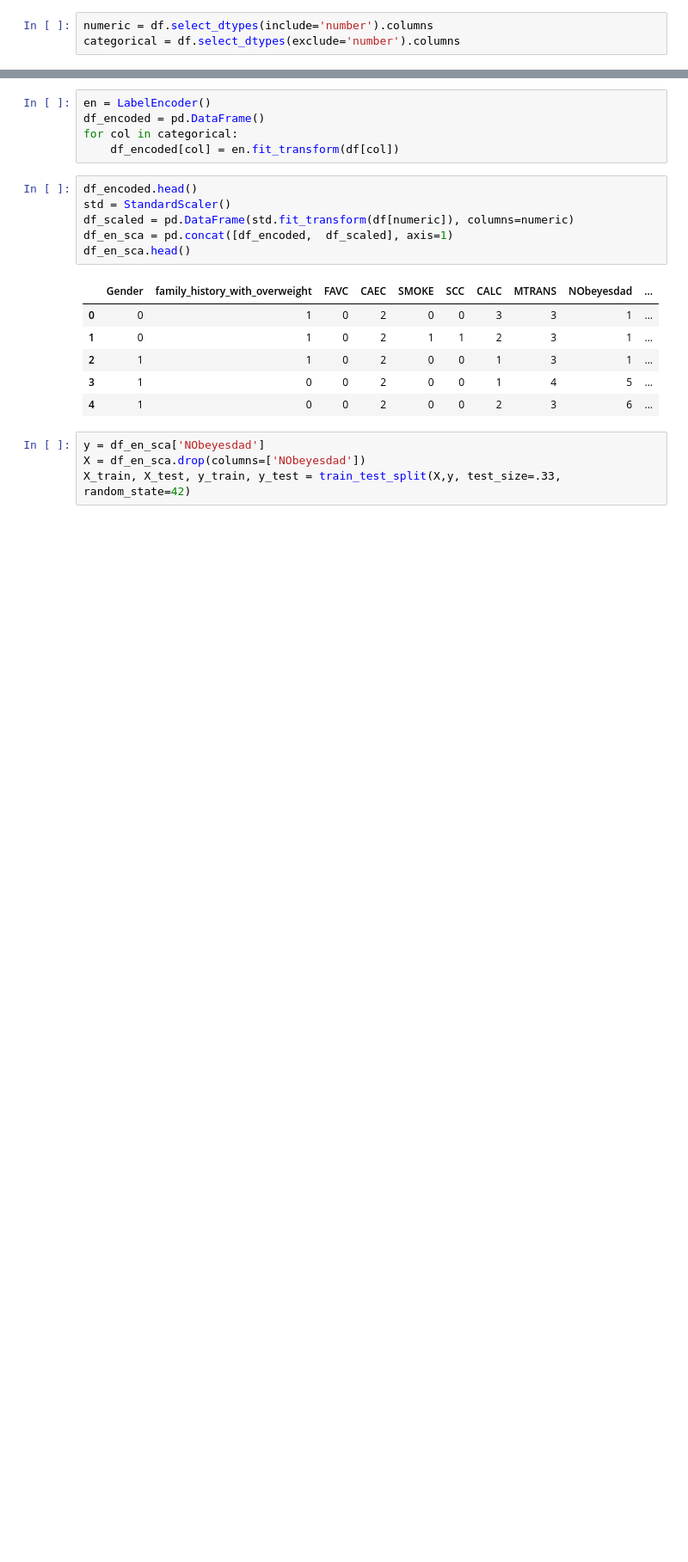
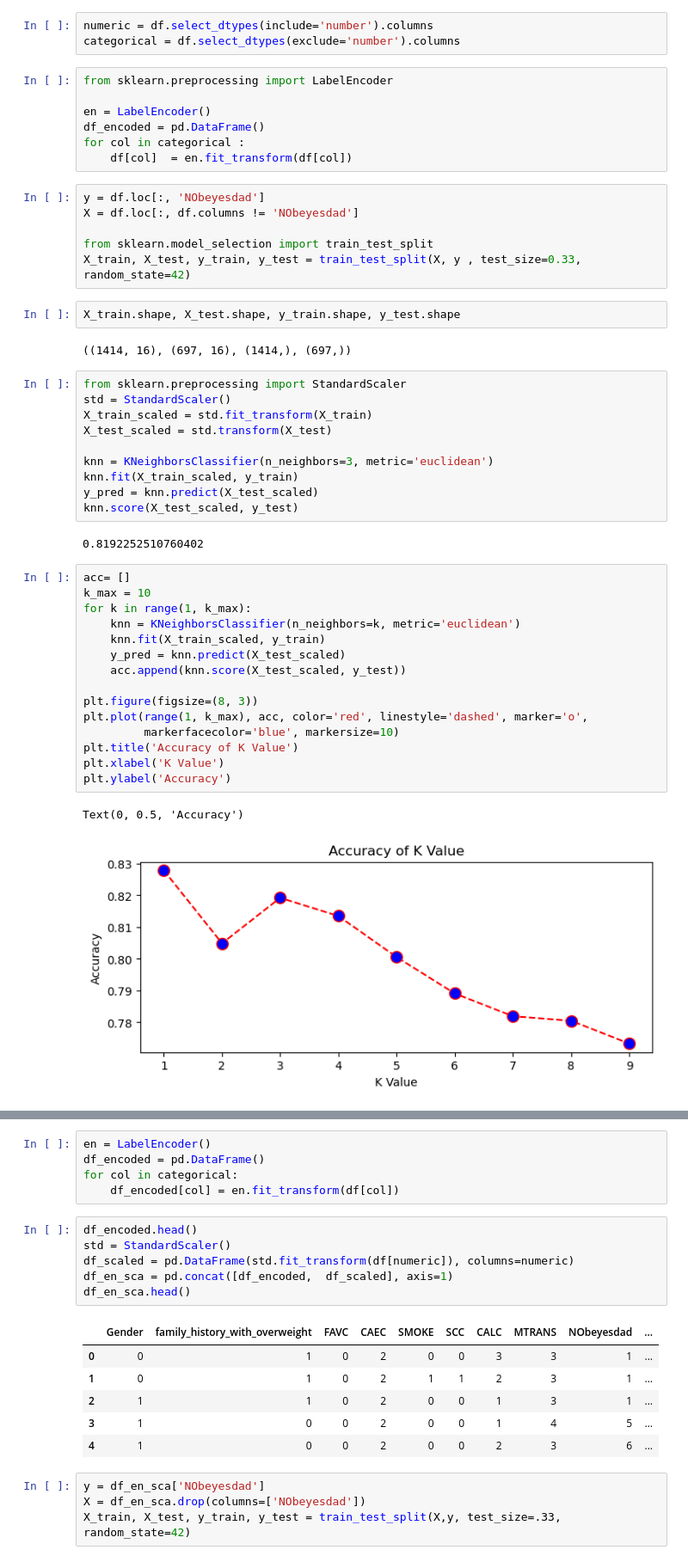
Before and after one commit to UpendraSinghRathore85/ML-Projects-Python, a Jupyter notebook: Supervised Algorithms/Day 135 - ML k Nearest Neighbors-2 - Assignment.ipynb, the cells around one changed output, grey strips where cells are left out. Shown at 86% size. Drawn from its saved outputs; the diff is of its cells as text; blank space fills up the shorter version.

```diff
--- a/Supervised Algorithms/Day 135 - ML k Nearest Neighbors-2 - Assignment.ipynb
+++ b/Supervised Algorithms/Day 135 - ML k Nearest Neighbors-2 - Assignment.ipynb
@@ -50,3 +70,50 @@ df.head(5)
 # %%
 numeric = df.select_dtypes(include='number').columns
 categorical = df.select_dtypes(exclude='number').columns
+# %%
+from sklearn.preprocessing import LabelEncoder
+
+en = LabelEncoder()
+df_encoded = pd.DataFrame()
+for col in categorical :
+    df[col]  = en.fit_transform(df[col])
+# %%
+y = df.loc[:, 'NObeyesdad']
+X = df.loc[:, df.columns != 'NObeyesdad']
+
+from sklearn.model_selection import train_test_split
+X_train, X_test, y_train, y_test = train_test_split(X, y , test_size=0.33, random_state=42)
+# %%
+X_train.shape, X_test.shape, y_train.shape, y_test.shape
+# %% [output]
+((1414, 16), (697, 16), (1414,), (697,))
+# %%
+from sklearn.preprocessing import StandardScaler
+std = StandardScaler()
+X_train_scaled = std.fit_transform(X_train)
+X_test_scaled = std.transform(X_test)
+
+knn = KNeighborsClassifier(n_neighbors=3, metric='euclidean')
+knn.fit(X_train_scaled, y_train)
+y_pred = knn.predict(X_test_scaled)
+knn.score(X_test_scaled, y_test)
+# %% [output]
+0.8192252510760402
+# %%
+acc= []
+k_max = 10
+for k in range(1, k_max):
+    knn = KNeighborsClassifier(n_neighbors=k, metric='euclidean')
+    knn.fit(X_train_scaled, y_train)
+    y_pred = knn.predict(X_test_scaled)
+    acc.append(knn.score(X_test_scaled, y_test))
+
+plt.figure(figsize=(8, 3))
+plt.plot(range(1, k_max), acc, color='red', linestyle='dashed', marker='o',
+         markerfacecolor='blue', markersize=10)
+plt.title('Accuracy of K Value')
+plt.xlabel('K Value')
+plt.ylabel('Accuracy')
+# %% [output]
+Text(0, 0.5, 'Accuracy')
+[figure, added]
```
Also changed, not shown: parts of 6 cells of this notebook, 1 other file.
